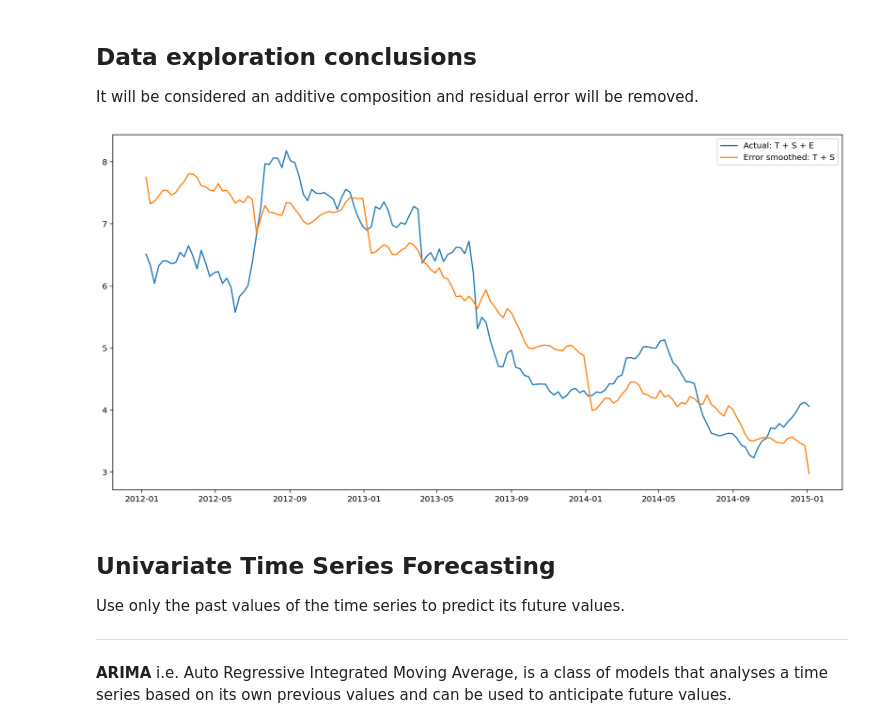
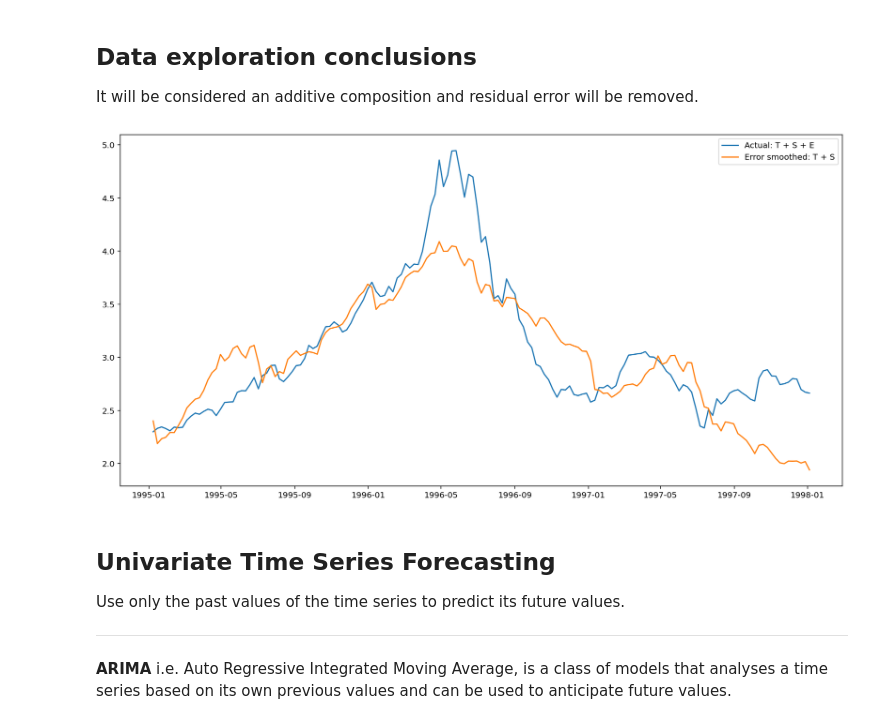
Before and after one commit to StefanoMarzo/commodity-price-prediction, a Jupyter notebook: agricoltural-price-prediction.ipynb, the cells around one changed output. Drawn from its saved outputs; the diff is of its cells as text; code cells hidden in the pictures.

```diff
--- a/agricoltural-price-prediction.ipynb
+++ b/agricoltural-price-prediction.ipynb
@@ -172,7 +172,7 @@ corn_data.rename(columns={' value': 'value'}, inplace=True) #bug on value fixed
 weather_data.rename(columns={'DATE': 'date'}, inplace=True) #rename date column
 corn_data.index = pd.to_datetime(corn_data.index)
 
-start_date, end_date = '2012-01-01', '2015-01-01'
+start_date, end_date = '1995-01-01', '1998-01-01'
 
 #corn data
 corn_date_filter = (corn_data.index > start_date) & (corn_data.index <= end_date)
@@ -319,6 +314,7 @@ def show_decomposition(decomp_result, title=''):
 # %% [markdown]
 ### Visualize Decompositions
 # %%
+plt.rcParams.update({'figure.figsize':(16,8)})
 show_decomposition(result_corn_add, 'Additive decomposition')
 show_decomposition(result_corn_mul, 'Multiplicative decomposition')
 # %% [output]
@@ -336,13 +332,15 @@ show_density(result_corn_mul.resid)
 ## Data exploration conclusions
 It will be considered an additive composition and residual error will be removed.
 # %%
+plt.rcParams.update({'figure.figsize':(16,8)})
 plt.plot(corn_data_clean, label='Actual: T + S + E')
 corn_data_clean_ne = result_corn_add.trend + result_corn_add.seasonal
 plt.plot(corn_data_clean_ne, label='Error smoothed: T + S')
 plt.legend()
+#plt.savefig(f'imgs/error_smoothed.eps', format='eps')
 plt.show()
 # %% [output]
-[figure, old version]
+[figure, new version]
 # %%
 corn_data_clean['value'] = corn_data_clean['value'] - result_corn_add.resid
 weather_data_clean['PRCP'] = weather_data_clean['PRCP'] - result_weather_add.resid
```
Also changed, not shown: parts of 31 cells of this notebook, 8 other files.
